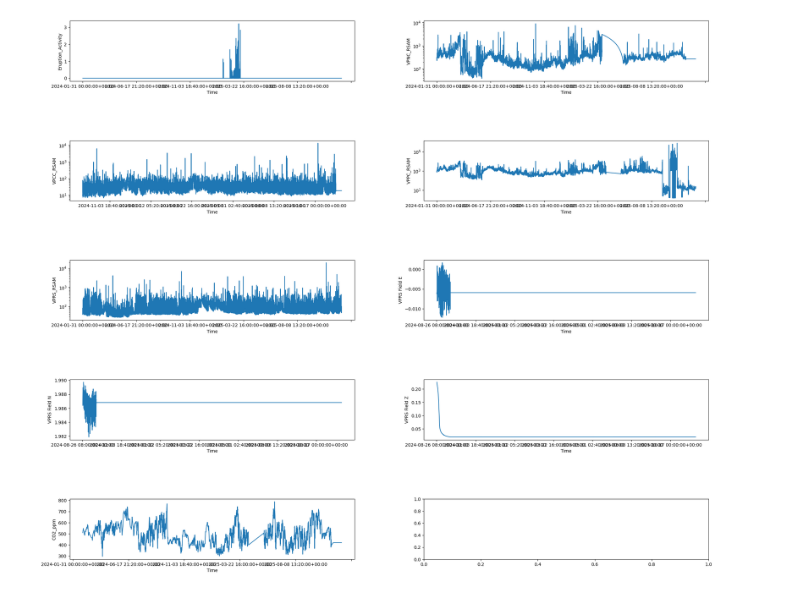
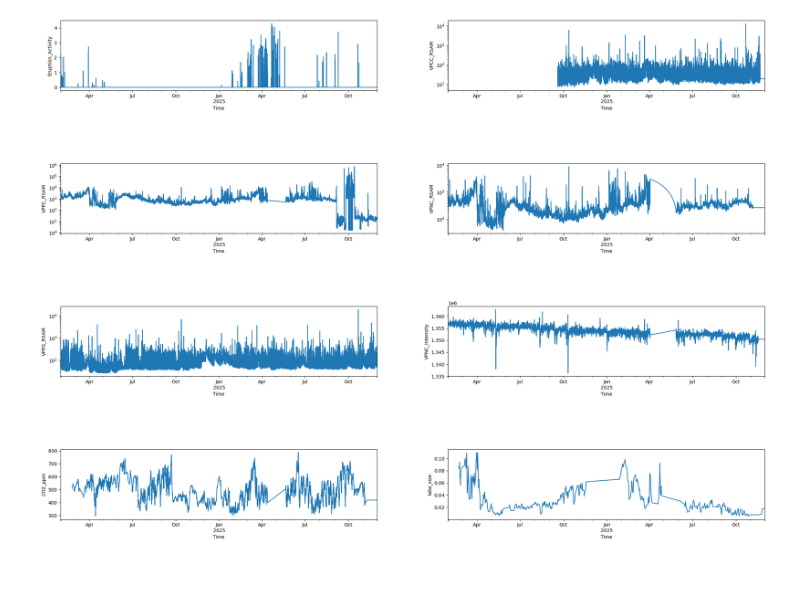
Before and after one commit to alexliebmanp/P288FinalProject, a Jupyter notebook: notebooks/plot_data.ipynb, the cells around one changed output. Cells and saved outputs as stored; diff of their text form; code cells hidden in the pictures.

Commit message:
ensure all DataFrame indices are Datetime in LSTM

```diff
--- a/notebooks/plot_data.ipynb
+++ b/notebooks/plot_data.ipynb
@@ -9,33 +9,26 @@ import math
 processed_dpath = '../processed_data/'
 # %%
 # save combined interpolated data as CSV
-interpolated = pd.read_csv(processed_dpath+f'dataInterpolated.csv', index_col=0)
+df = pd.read_csv(processed_dpath+f'dataInterpolated.csv', index_col=0)
+df.index = pd.to_datetime(df.index)
 
-vars = []
-vars.append(interpolated['Eruption_Activity'])
-for station in ['VPNC', 'VPCC', 'VPPC', 'VPRS']:
-    for channel in ['Z']:
-        vars.append(interpolated[f'{station}_RSAM'])
-for station in ['VPRS']:
-    for channel in ['E', 'N', 'Z']:
-        vars.append(interpolated[f'{station} Field {channel}'])
-vars.append(interpolated['CO2_ppm'])
+vars = ['Eruption_Activity', 'VPCC_RSAM', 'VPPC_RSAM', 'VPNC_RSAM', 'VPRS_RSAM', 'VPNC_Intensity', 'CO2_ppm', 'lake_size']
 
 scale=3
 fig, ax = plt.subplots(math.ceil(len(vars)/2), 2, figsize=(8*scale, 0.75*scale*len(vars)), constrained_layout=True)
 ax = ax.flatten()
 
 for ii, v in enumerate(vars):
-    v.plot(ax=ax[ii])
-    ax[ii].set(ylabel=v.name, xlabel='Time')
+    df[v].plot(ax=ax[ii])
+    ax[ii].set(ylabel=v)
     #ax[ii].set(xlim=("2025-01-22 0:0:0.0", "2025-03-15 0:0:0.0"))
 
 ax[1].set_yscale('log')
 ax[2].set_yscale('log')
 ax[3].set_yscale('log')
 ax[4].set_yscale('log')
 
 fig.tight_layout(pad=10)
 plt.show()
 # %% [output]
-[figure, old version]
+[figure, new version]
```
Also changed, not shown: 2 other files.
